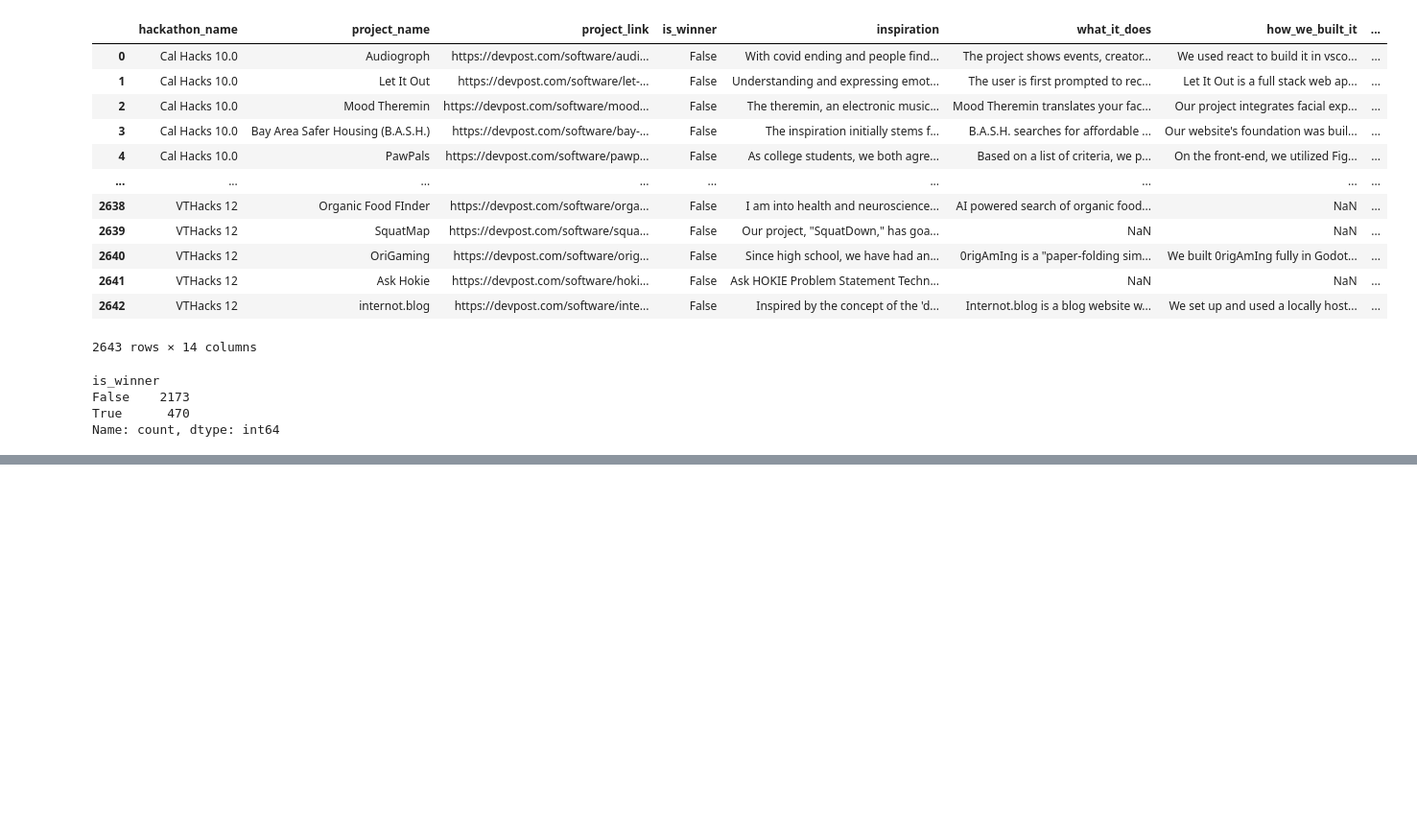
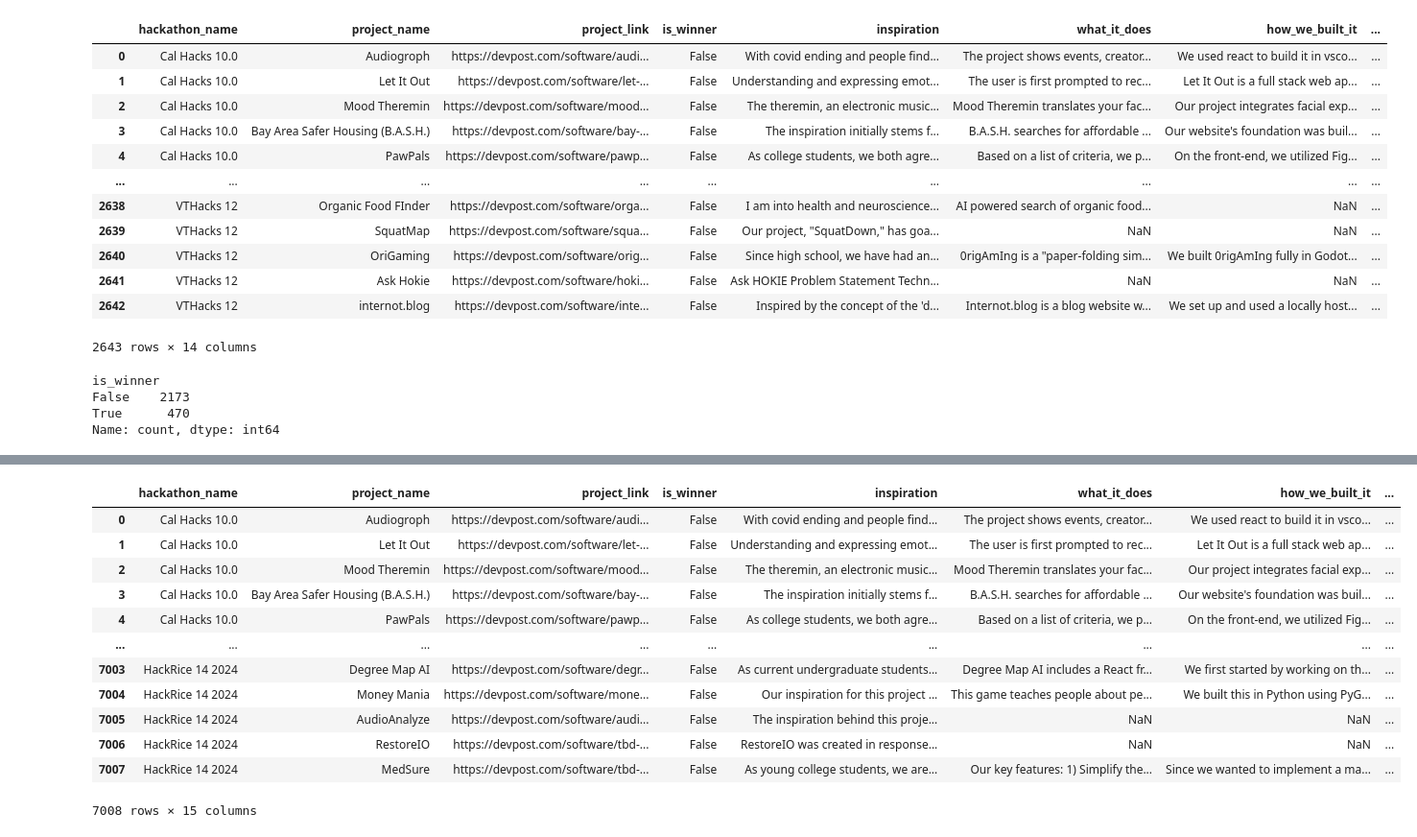
Before and after one commit to TempGaurab/hackathon_data_collection_analysis, a Jupyter notebook: extract_data/only_github_ones.ipynb, the cells around one changed output, grey strips where cells are left out. Shown: that part at 96% size. Drawn from its saved outputs; the diff is of its cells as text; code cells hidden in the pictures; blank space fills up the shorter version.

```diff
--- a/extract_data/only_github_ones.ipynb
+++ b/extract_data/only_github_ones.ipynb
@@ -165,3 +165,7 @@ is_winner
 False    2173
 True      470
 Name: count, dtype: int64
+# %%
+df3 = pd.read_csv("more_data.csv")
+df3 = df3.loc[:, ~df3.columns.str.contains('^Unnamed')]
+df3
@@ -168,2 +186,19 @@ Name: count, dtype: int64
+# %%
+df_new_2 = pd.concat([df_new, df3], ignore_index=True)
+df_new_2
+# %% [output]
+|  | hackathon_name | project_name | project_link | is_winner | inspiration | what_it_does | how_we_built_it | ... |
+| 0 | Cal Hacks 10.0 | Audiogroph | https://devpost.com/software/audi... | False | With covid ending and people find... | The project shows events, creator... | We used react to build it in vsco... | ... |
+| 1 | Cal Hacks 10.0 | Let It Out | https://devpost.com/software/let-... | False | Understanding and expressing emot... | The user is first prompted to rec... | Let It Out is a full stack web ap... | ... |
+| 2 | Cal Hacks 10.0 | Mood Theremin | https://devpost.com/software/mood... | False | The theremin, an electronic music... | Mood Theremin translates your fac... | Our project integrates facial exp... | ... |
+| 3 | Cal Hacks 10.0 | Bay Area Safer Housing (B.A.S.H.) | https://devpost.com/software/bay-... | False | The inspiration initially stems f... | B.A.S.H. searches for affordable ... | Our website's foundation was buil... | ... |
+| 4 | Cal Hacks 10.0 | PawPals | https://devpost.com/software/pawp... | False | As college students, we both agre... | Based on a list of criteria, we p... | On the front-end, we utilized Fig... | ... |
+| ... | ... | ... | ... | ... | ... | ... | ... | ... |
+| 7003 | HackRice 14 2024 | Degree Map AI | https://devpost.com/software/degr... | False | As current undergraduate students... | Degree Map AI includes a React fr... | We first started by working on th... | ... |
+| 7004 | HackRice 14 2024 | Money Mania | https://devpost.com/software/mone... | False | Our inspiration for this project ... | This game teaches people about pe... | We built this in Python using PyG... | ... |
+| 7005 | HackRice 14 2024 | AudioAnalyze | https://devpost.com/software/audi... | False | The inspiration behind this proje... | NaN | NaN | ... |
+| 7006 | HackRice 14 2024 | RestoreIO | https://devpost.com/software/tbd-... | False | RestoreIO was created in response... | NaN | NaN | ... |
+| 7007 | HackRice 14 2024 | MedSure | https://devpost.com/software/tbd-... | False | As young college students, we are... | Our key features: 1) Simplify the... | Since we wanted to implement a ma... | ... |
+7008 rows × 15 columns
 # %%
 df_new.to_csv("analysis_dataset.csv")
```
Also changed, not shown: parts of 1 cell of this notebook, 7 other files.
